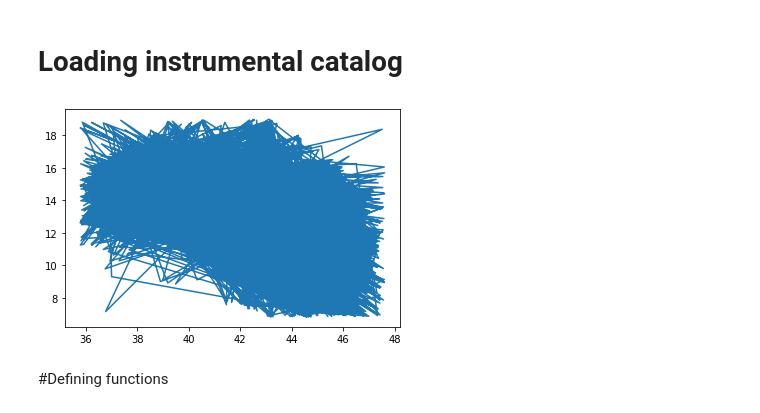
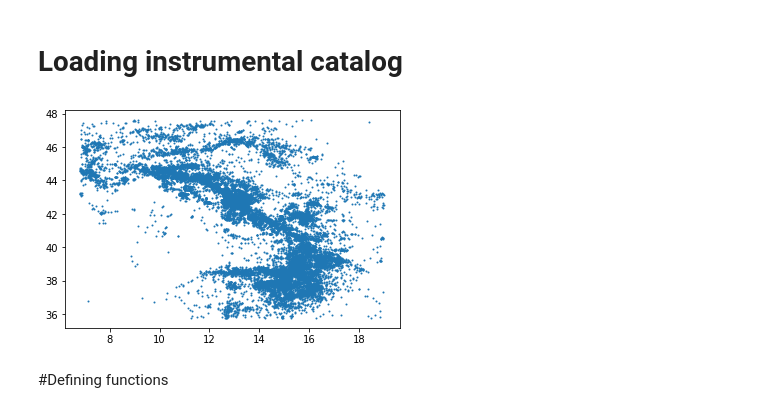
Before and after one commit to caccioppoli/etas_optimization, a Jupyter notebook: etas_op.ipynb, the cells around one changed output. Cells and saved outputs as stored; diff of their text form; code cells hidden in the pictures.

```diff
--- a/etas_op.ipynb
+++ b/etas_op.ipynb
@@ -20,30 +20,30 @@ Drive already mounted at /content/drive; to attempt to forcibly remount, call dr
 # %%
 with open("drive/MyDrive/Colab Notebooks/cat_italia2.txt","r") as infile, open("drive/MyDrive/Colab Notebooks/cat_italia_conv.txt",'w') as outfile:
     for line in infile:
       outfile.write(" ".join(line.split()).replace('|',' '))
       outfile.write("\n")
 
 # converto e memorizzo in secondi la data
 
 sdate = np.genfromtxt("drive/MyDrive/Colab Notebooks/cat_italia_conv.txt",dtype="str",delimiter=" ",usecols=(1))
 startdate = datetime.strptime('1985-01-02T18:39:30.740000',"%Y-%m-%dT%H:%M:%S.%f")
 seconds = []
 for time in sdate:
   date = datetime.strptime(time,"%Y-%m-%dT%H:%M:%S.%f")
   temp = (date - startdate).total_seconds()
   seconds.append(temp)
 
 # converto e memorizzo le altre grandezze del catalogo
 
 latitude = np.genfromtxt("drive/MyDrive/Colab Notebooks/cat_italia_conv.txt",dtype="float",delimiter=" ",usecols=(2))
 longitude = np.genfromtxt("drive/MyDrive/Colab Notebooks/cat_italia_conv.txt",dtype="float",delimiter=" ",usecols=(3))
 depth = np.genfromtxt("drive/MyDrive/Colab Notebooks/cat_italia_conv.txt",dtype="float",delimiter=" ",usecols=(4))
 magnitude = np.genfromtxt("drive/MyDrive/Colab Notebooks/cat_italia_conv.txt",dtype="float",delimiter=" ",usecols=(10))
 
-plt.plot(latitude,longitude)
+plt.scatter(longitude,latitude,s=1)
 plt.show()
 # %% [output]
-[figure, old version]
+[figure, new version]
 # %% [markdown]
 #Defining functions
 # %%
```
